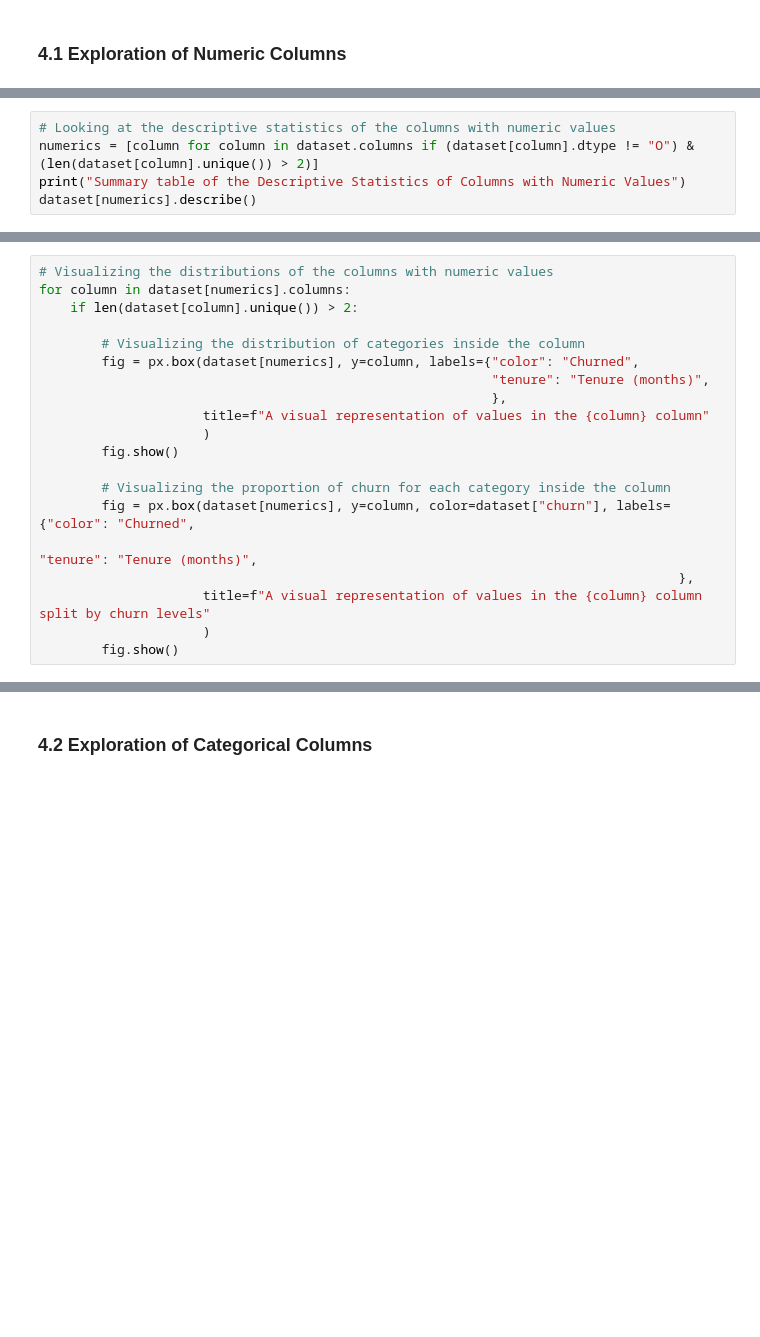
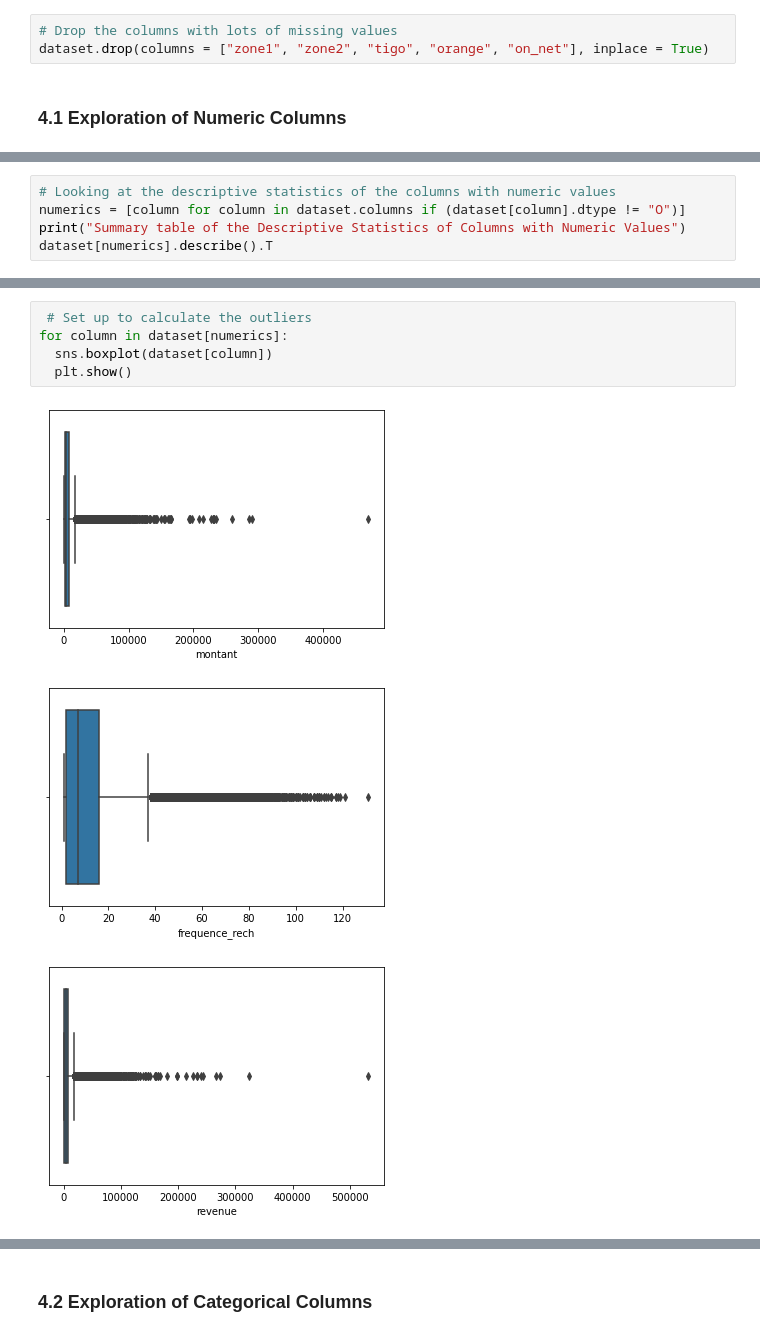
Before and after one commit to KOdoi-OJ/Expresso-Customer-Churn-Prediction, a Jupyter notebook: Notebook.ipynb, the cells around one changed output, grey strips where cells are left out. Cells and saved outputs as stored; diff of their text form; blank space fills up the shorter version.

```diff
--- a/Notebook.ipynb
+++ b/Notebook.ipynb
@@ -126,2 +189,5 @@ From the dataset preview and the info above, we make the following observations:
+# %%
+# Drop the columns with lots of missing values
+dataset.drop(columns = ["zone1", "zone2", "tigo", "orange", "on_net"], inplace = True)
 # %% [markdown]
 ### 4.1 Exploration of Numeric Columns
@@ -130,5 +194,5 @@ From the dataset preview and the info above, we make the following observations:
 # %%
 # Looking at the descriptive statistics of the columns with numeric values
-numerics = [column for column in dataset.columns if (dataset[column].dtype != "O") & (len(dataset[column].unique()) > 2)]
+numerics = [column for column in dataset.columns if (dataset[column].dtype != "O")]
 print("Summary table of the Descriptive Statistics of Columns with Numeric Values")
-dataset[numerics].describe()
+dataset[numerics].describe().T
@@ -135,20 +210,0 @@ dataset[numerics].describe()
-# %%
-# Visualizing the distributions of the columns with numeric values
-for column in dataset[numerics].columns:
-    if len(dataset[column].unique()) > 2:
-
-        # Visualizing the distribution of categories inside the column
-        fig = px.box(dataset[numerics], y=column, labels={"color": "Churned",
-                                                          "tenure": "Tenure (months)",
-                                                          },
-                     title=f"A visual representation of values in the {column} column"
-                     )
-        fig.show()
-
-        # Visualizing the proportion of churn for each category inside the column
-        fig = px.box(dataset[numerics], y=column, color=dataset["churn"], labels={"color": "Churned",
-                                                                                  "tenure": "Tenure (months)",
-                                                                                  },
-                     title=f"A visual representation of values in the {column} column split by churn levels"
-                     )
-        fig.show()
@@ -154,0 +213,9 @@ for column in dataset[numerics].columns:
+# %%
+ # Set up to calculate the outliers
+for column in dataset[numerics]:
+  sns.boxplot(dataset[column])
+  plt.show()
+# %% [output]
+[figure, added]
+[figure, added]
+[figure, added]
```
Also changed, not shown: parts of 329 cells of this notebook, 9 other files.
